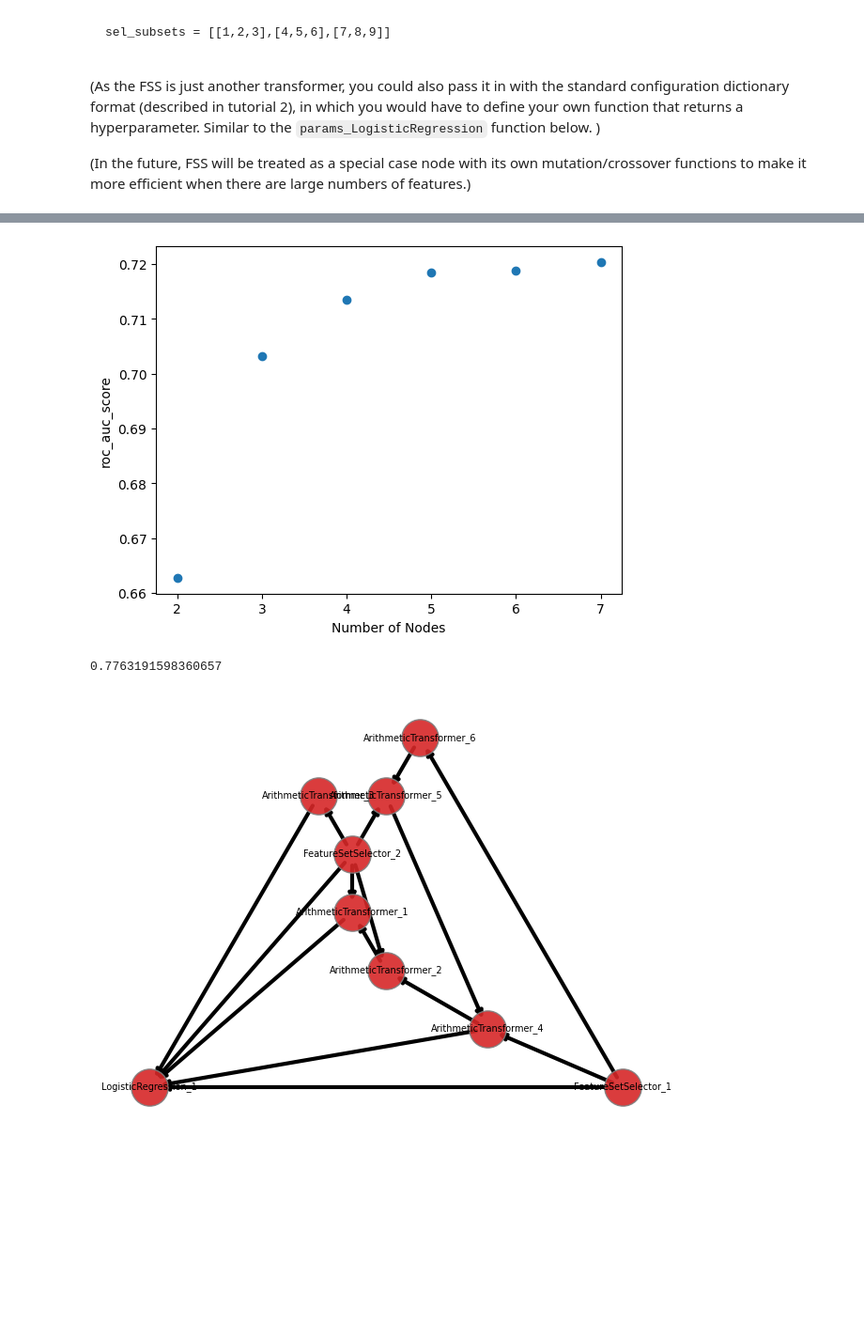
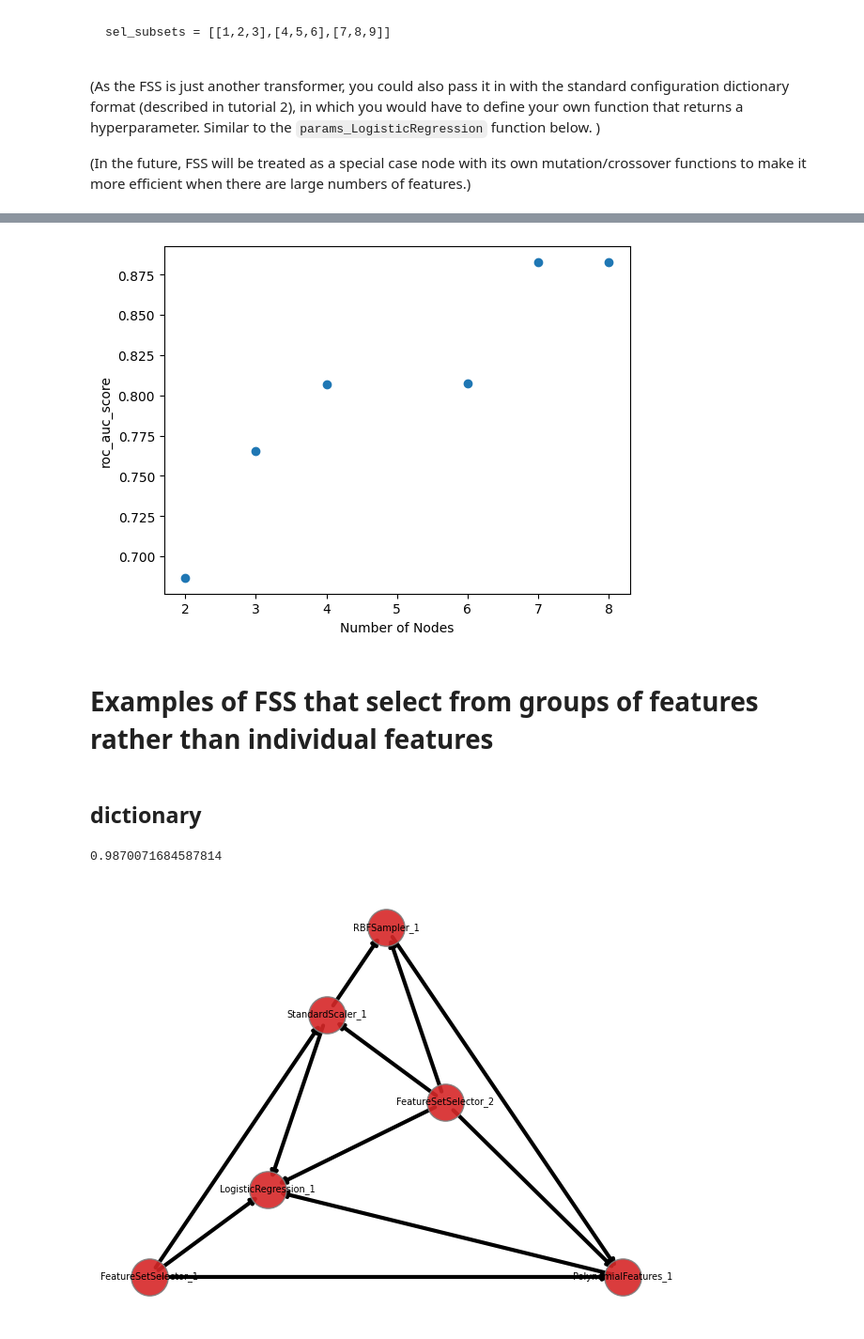
Before and after one commit to EpistasisLab/tpot, a Jupyter notebook: Tutorial/3_Genetic_Feature_Set_Selectors.ipynb, the cells around one changed output, grey strips where cells are left out. Shown at 94% size. Drawn from its saved outputs; the diff is of its cells as text; code cells hidden in the pictures; blank space fills up the shorter version.

```diff
--- a/Tutorial/3_Genetic_Feature_Set_Selectors.ipynb
+++ b/Tutorial/3_Genetic_Feature_Set_Selectors.ipynb
@@ -153,7 +155,7 @@ from sklearn.linear_model import LogisticRegression
 import numpy as np
 
 
-est = tpot2.TPOTEstimator(population_size=40,generations=100,
+est = tpot2.TPOTEstimator(population_size=40,generations=20,
                             scorers=['roc_auc_ovr'],
                             scorers_weights=[1],
                             other_objective_functions=[tpot2.objectives.number_of_leaves_objective],
@@ -222,36 +283,40 @@ plt.xlabel('Number of Nodes')
 plt.ylabel('roc_auc_score')
 plt.show()
 # %% [output]
-[figure, old version]
+[figure, new version]
+# %% [markdown]
+# Examples of FSS that select from groups of features rather than individual features
+# %% [markdown]
+## dictionary
 # %%
 import tpot2
 import pandas as pd
 import numpy as np
 from sklearn.linear_model import LogisticRegression
 import sklearn
 
 subsets = { "group_one" :  ['a','b','c'],
             "group_two" :  ['d','e','f'],
             "group_three" :  ['g','h','i'],
             }
 
 est = tpot2.TPOTEstimator(population_size=40,generations=20,
-                            scorers=['roc_auc_ovr'],
-                            scorers_weights=[1],
+                            scorers=['roc_auc_ovr',tpot2.objectives.complexity_scorer],
+                            scorers_weights=[1,-1],
                             n_jobs=32,
                             classification=True,
                             leaf_config_dict="feature_set_selector",
                             root_config_dict=root_config_dict,
-                            inner_config_dict="arithmetic_transformer",
+                            inner_config_dict="transformers",
                             subsets = subsets,
                             verbose=1,
                             )
 
 
 est.fit(X_train,y_train)
 print(sklearn.metrics.get_scorer('roc_auc_ovr')(est, X_test, y_test))
 
 est.fitted_pipeline_.plot()
 # %% [output]
-0.7763191598360657
+0.9870071684587814
-[figure, old version]
+[figure, new version]
```
Also changed, not shown: parts of 25 cells of this notebook.
